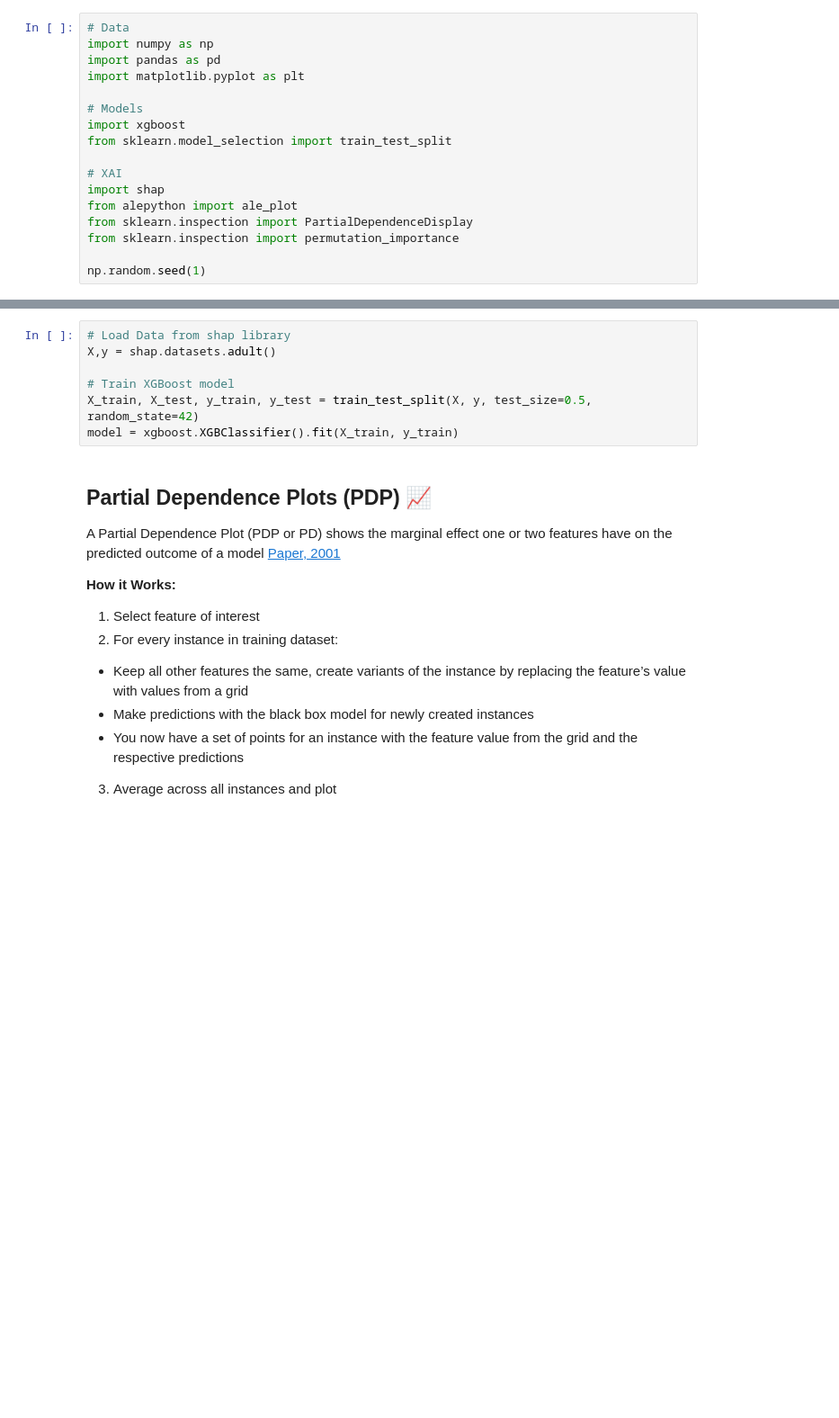
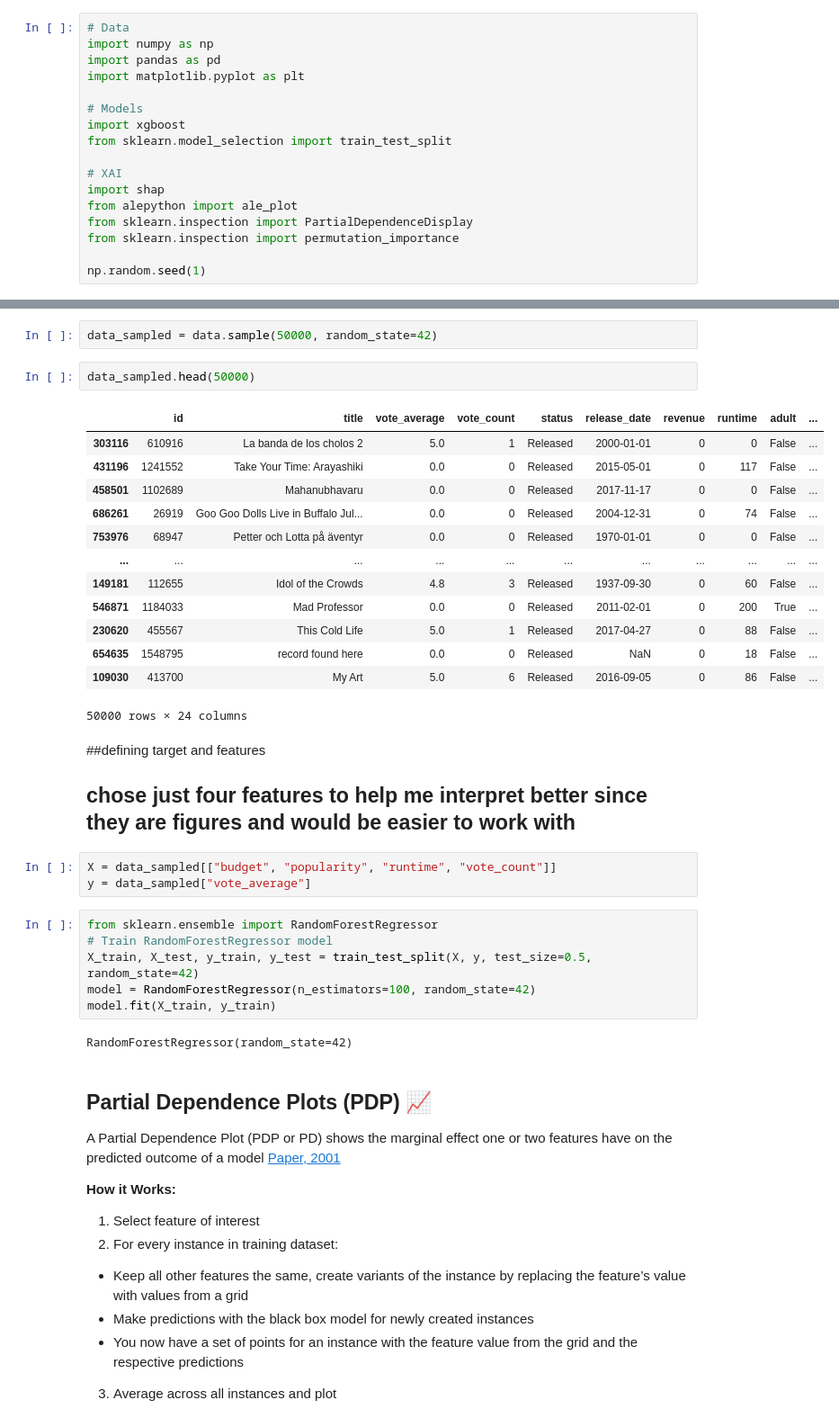
Before and after one commit to TiffanyDegbotse/XAI_assignment4, a Jupyter notebook: global_explanations.ipynb, the cells around one changed output, grey strips where cells are left out. Shown: that part at 90% size. Cells and saved outputs as stored; diff of their text form; blank space fills up the shorter version.

```diff
--- a/global_explanations.ipynb
+++ b/global_explanations.ipynb
@@ -63,10 +89,35 @@ Resolving deltas: 100% (1/1), done.
+# %%
+data_sampled = data.sample(50000, random_state=42)
+# %%
+data_sampled.head(50000)
+# %% [output]
+|  | id | title | vote_average | vote_count | status | release_date | revenue | runtime | adult | ... |
+| 303116 | 610916 | La banda de los cholos 2 | 5.0 | 1 | Released | 2000-01-01 | 0 | 0 | False | ... |
+| 431196 | 1241552 | Take Your Time: Arayashiki | 0.0 | 0 | Released | 2015-05-01 | 0 | 117 | False | ... |
+| 458501 | 1102689 | Mahanubhavaru | 0.0 | 0 | Released | 2017-11-17 | 0 | 0 | False | ... |
+| 686261 | 26919 | Goo Goo Dolls Live in Buffalo Jul... | 0.0 | 0 | Released | 2004-12-31 | 0 | 74 | False | ... |
+| 753976 | 68947 | Petter och Lotta på äventyr | 0.0 | 0 | Released | 1970-01-01 | 0 | 0 | False | ... |
+| ... | ... | ... | ... | ... | ... | ... | ... | ... | ... | ... |
+| 149181 | 112655 | Idol of the Crowds | 4.8 | 3 | Released | 1937-09-30 | 0 | 60 | False | ... |
+| 546871 | 1184033 | Mad Professor | 0.0 | 0 | Released | 2011-02-01 | 0 | 200 | True | ... |
+| 230620 | 455567 | This Cold Life | 5.0 | 1 | Released | 2017-04-27 | 0 | 88 | False | ... |
+| 654635 | 1548795 | record found here | 0.0 | 0 | Released | NaN | 0 | 18 | False | ... |
+| 109030 | 413700 | My Art | 5.0 | 6 | Released | 2016-09-05 | 0 | 86 | False | ... |
+50000 rows × 24 columns
+# %% [markdown]
+##defining target and features
+## chose just four features to help me interpret better since they are figures and would be easier to work with
+# %%
+X = data_sampled[["budget", "popularity", "runtime", "vote_count"]]
+y = data_sampled["vote_average"]
 # %%
-# Load Data from shap library
-X,y = shap.datasets.adult()
-
-# Train XGBoost model
+from sklearn.ensemble import RandomForestRegressor
+# Train RandomForestRegressor model
 X_train, X_test, y_train, y_test = train_test_split(X, y, test_size=0.5, random_state=42)
-model = xgboost.XGBClassifier().fit(X_train, y_train)
+model = RandomForestRegressor(n_estimators=100, random_state=42)
+model.fit(X_train, y_train)
+# %% [output]
+RandomForestRegressor(random_state=42)
 # %% [markdown]
 ## Partial Dependence Plots (PDP) 📈
 
```
Also changed, not shown: parts of 22 cells of this notebook.
